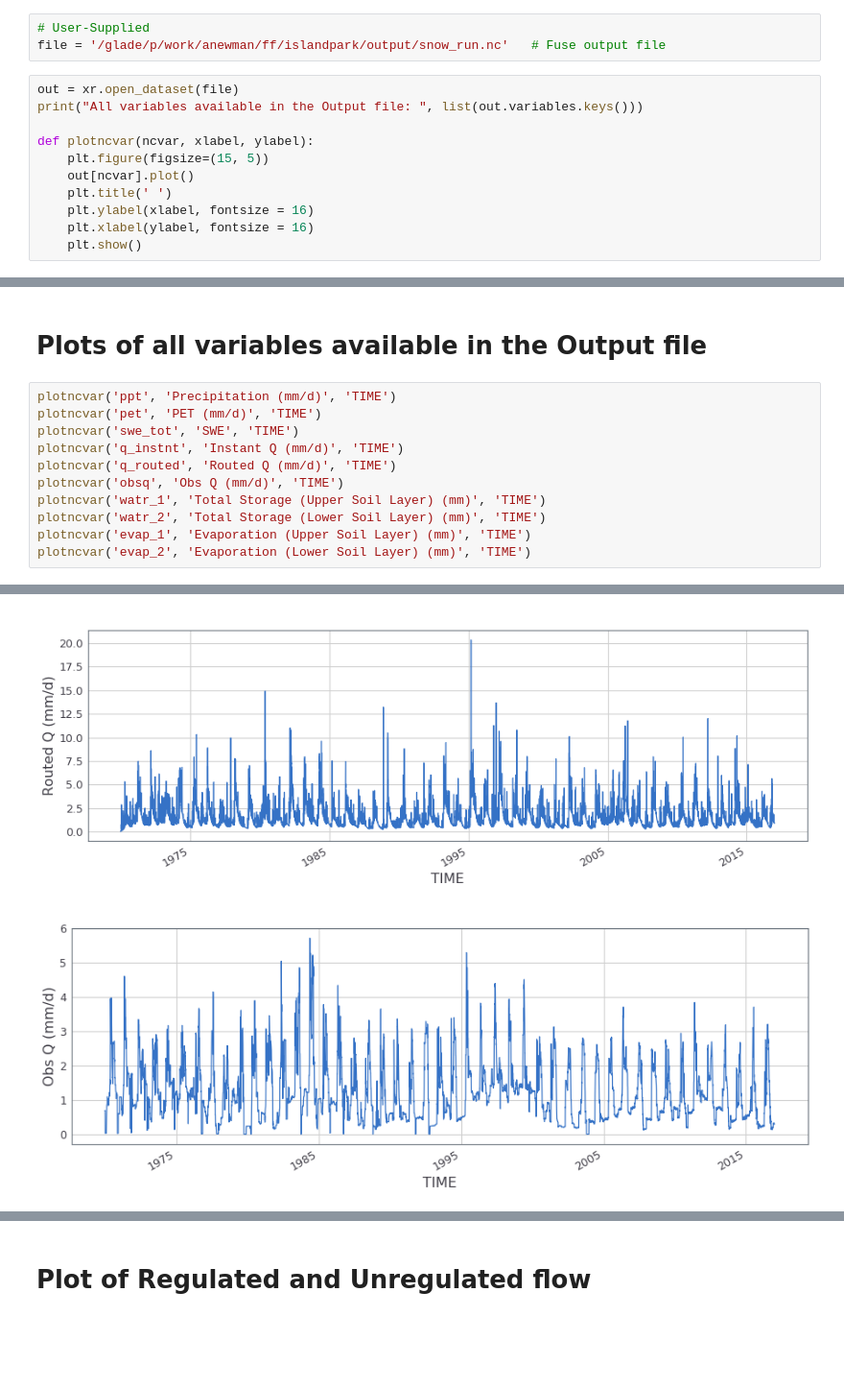
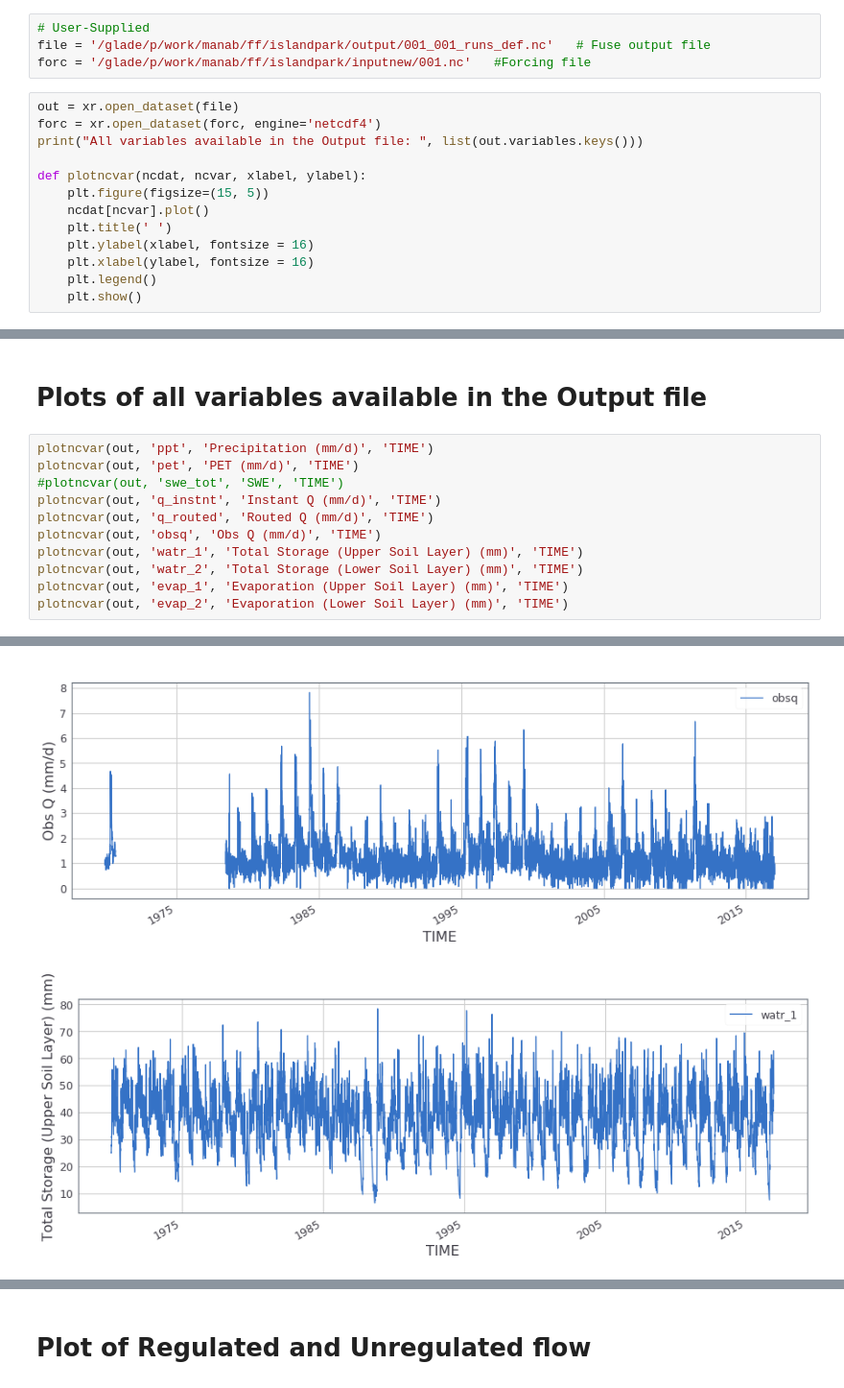
Before and after one commit to msaharia/aasi, a Jupyter notebook: plotFUSEoutput.ipynb, the cells around one changed output, grey strips where cells are left out. Shown at 96% size. Cells and saved outputs as stored; diff of their text form; blank space fills up the shorter version.

```diff
--- a/plotFUSEoutput.ipynb
+++ b/plotFUSEoutput.ipynb
@@ -8,16 +8,19 @@ import pandas as pd
 jtplot.style(theme='grade3')
 # %%
 # User-Supplied
-file = '/glade/p/work/anewman/ff/islandpark/output/snow_run.nc'   # Fuse output file
+file = '/glade/p/work/manab/ff/islandpark/output/001_001_runs_def.nc'   # Fuse output file
+forc = '/glade/p/work/manab/ff/islandpark/inputnew/001.nc'   #Forcing file
 # %%
 out = xr.open_dataset(file)
+forc = xr.open_dataset(forc, engine='netcdf4')
 print("All variables available in the Output file: ", list(out.variables.keys()))
 
-def plotncvar(ncvar, xlabel, ylabel):
+def plotncvar(ncdat, ncvar, xlabel, ylabel):
     plt.figure(figsize=(15, 5))
-    out[ncvar].plot()
+    ncdat[ncvar].plot()
     plt.title(' ')
     plt.ylabel(xlabel, fontsize = 16)
     plt.xlabel(ylabel, fontsize = 16)
+    plt.legend()
     plt.show()
 # %% [output]
@@ -25,14 +28,14 @@ All variables available in the Output file:  ['ppt', 'pet', 'obsq', 'watr_1', 'w
 # %% [markdown]
 # Plots of all variables available in the Output file
 # %%
-plotncvar('ppt', 'Precipitation (mm/d)', 'TIME')
-plotncvar('pet', 'PET (mm/d)', 'TIME')
-plotncvar('swe_tot', 'SWE', 'TIME')
-plotncvar('q_instnt', 'Instant Q (mm/d)', 'TIME')
-plotncvar('q_routed', 'Routed Q (mm/d)', 'TIME')
-plotncvar('obsq', 'Obs Q (mm/d)', 'TIME')
-plotncvar('watr_1', 'Total Storage (Upper Soil Layer) (mm)', 'TIME')
-plotncvar('watr_2', 'Total Storage (Lower Soil Layer) (mm)', 'TIME')
-plotncvar('evap_1', 'Evaporation (Upper Soil Layer) (mm)', 'TIME')
-plotncvar('evap_2', 'Evaporation (Lower Soil Layer) (mm)', 'TIME')
+plotncvar(out, 'ppt', 'Precipitation (mm/d)', 'TIME')
+plotncvar(out, 'pet', 'PET (mm/d)', 'TIME')
+#plotncvar(out, 'swe_tot', 'SWE', 'TIME')
+plotncvar(out, 'q_instnt', 'Instant Q (mm/d)', 'TIME')
+plotncvar(out, 'q_routed', 'Routed Q (mm/d)', 'TIME')
+plotncvar(out, 'obsq', 'Obs Q (mm/d)', 'TIME')
+plotncvar(out, 'watr_1', 'Total Storage (Upper Soil Layer) (mm)', 'TIME')
+plotncvar(out, 'watr_2', 'Total Storage (Lower Soil Layer) (mm)', 'TIME')
+plotncvar(out, 'evap_1', 'Evaporation (Upper Soil Layer) (mm)', 'TIME')
+plotncvar(out, 'evap_2', 'Evaporation (Lower Soil Layer) (mm)', 'TIME')
 # %% [output]
@@ -43,2 +46,2 @@ plotncvar('evap_2', 'Evaporation (Lower Soil Layer) (mm)', 'TIME')
-[figure, old version]
+[figure, new version]
-[figure, old version]
+[figure, new version]
```
Also changed, not shown: parts of 4 cells of this notebook.
